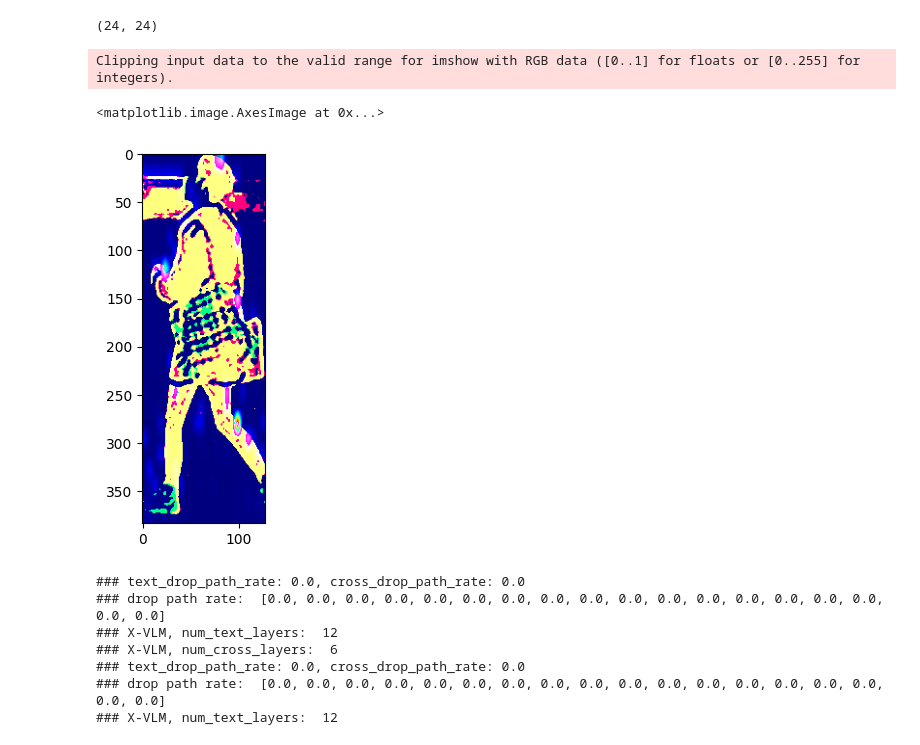
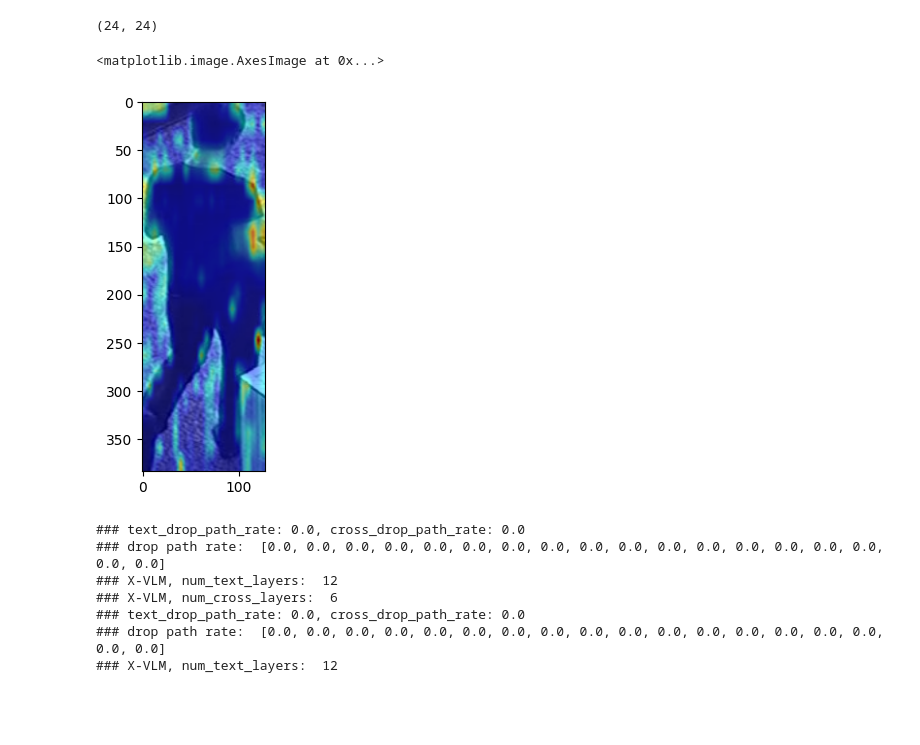
Before and after one commit to AIVIETNAMResearch/Pedestrian-Matching, a Jupyter notebook: visualization.ipynb, the cells around one changed output. Cells and saved outputs as stored; diff of their text form; code cells hidden in the pictures; blank space fills up the shorter version.

```diff
--- a/visualization.ipynb
+++ b/visualization.ipynb
@@ -149,7 +146,7 @@ model.load_state_dict(state_dict['model'])
 # %% [output]
 <All keys matched successfully>
 # %%
-grad_rollout = VITAttentionRollout(model.vision_encoder, discard_ratio=0.9, head_fusion='max')
+grad_rollout = VITAttentionRollout(model.vision_encoder, discard_ratio=0.8, head_fusion='mean')
 # %%
 from torchvision.transforms import InterpolationMode
 normalize = transforms.Normalize((0.48145466, 0.4578275, 0.40821073), (0.26862954, 0.26130258, 0.27577711))
@@ -163,7 +160,8 @@ test_transforms = transforms.Compose([
 # %%
 from PIL import Image
 
-ori_img = Image.open("./data/CUHK-PEDES/imgs/CUHK01/0001004.png")
+ori_img = Image.open("./data/CUHK-PEDES/imgs/CUHK03/662_2.jpg")
+ori_img.resize((384, 128))
 img = test_transforms(ori_img)
 # %%
 mask = grad_rollout(img.unsqueeze(0))
@@ -180,18 +178,17 @@ def show_mask_on_image(img, mask):
     cam = cam / np.max(cam)
     return np.uint8(255 * cam)
 # %%
-np_img = np.array(img.permute(1, 2, 0))[:, :, ::-1]
+np_img = np.array(ori_img)[:, :, ::-1]
 mask = cv2.resize(mask, (np_img.shape[1], np_img.shape[0]))
 
 mask = show_mask_on_image(np_img, mask)
 # %%
 import matplotlib.pyplot as plt
-plt.imshow(cv2.resize(np_img, (128, 384)))
+#plt.imshow(cv2.cvtColor(cv2.resize(np_img, (128, 384)), cv2.COLOR_BGR2RGB))
 plt.imshow(cv2.cvtColor(cv2.resize(mask, (128, 384)), cv2.COLOR_BGR2RGB))
 # %% [output]
-Clipping input data to the valid range for imshow with RGB data ([0..1] for floats or [0..255] for integers).
+<matplotlib.image.AxesImage at 0x...>
-<matplotlib.image.AxesImage at 0x...>
-[figure, old version]
+[figure, new version]
 # %%
 cnn_config = yaml.load(open("./configs/finetune/cuhk_pedes_ckc_mm_mlm.yaml", 'r'), Loader=yaml.Loader)
 model_ckc = XVLMForRetrieval(config=cnn_config)
```
Also changed, not shown: parts of 5 cells of this notebook, 3 other files.
